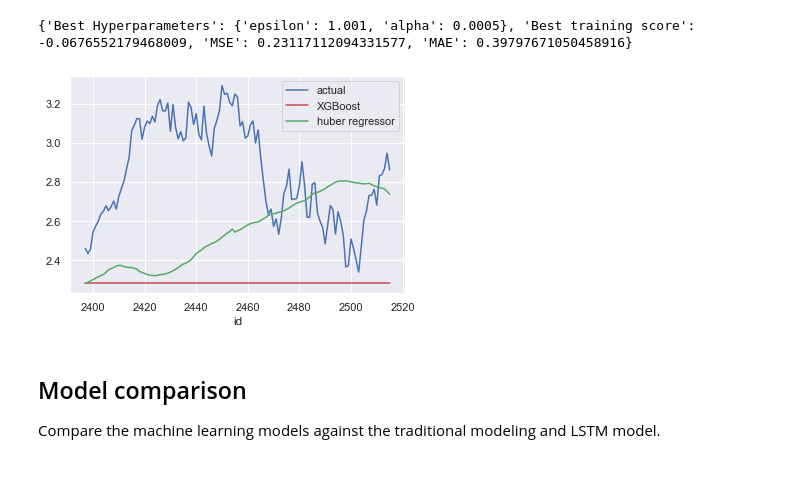
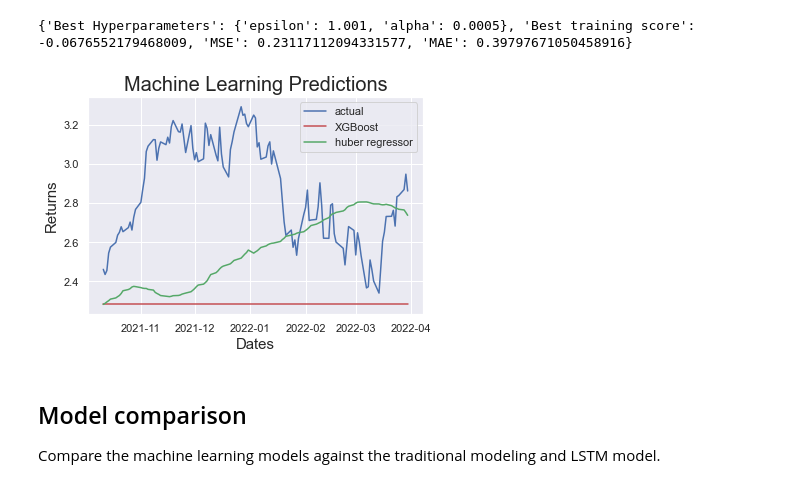
Before and after one commit to tanner-k/Investment-Portfolio-Prediction, a Jupyter notebook: notebooks/modeling.ipynb, the cells around one changed output. Cells and saved outputs as stored; diff of their text form; code cells hidden in the pictures.

Commit message:
Reformatted the graphs to look better

```diff
--- a/notebooks/modeling.ipynb
+++ b/notebooks/modeling.ipynb
@@ -173,17 +173,26 @@ print(hub_scores)
 # %% [output]
 {'Best Hyperparameters': {'epsilon': 1.001, 'alpha': 0.0005}, 'Best training score': -0.0676552179468009, 'MSE': 0.23117112094331577, 'MAE': 0.39797671050458916}
 # %%
-#  = len(y_test)
+# Plot the machine learning predictions against each other
 
-y_test[:].plot(color="b", label="actual")
-plt.plot(y_test.index[:], y_preds[:], color="r", label="XGBoost")
-plt.plot(y_test.index[:], hub_y_preds[:], color="g", label="huber regressor")
+# Get the dates for the predictions
+prediction_periods = len(df_test["65"])
+dates = pd.read_csv("../data/100portfolioReturns.csv", index_col=0)
+prediction_dates = pd.to_datetime(dates.index[-prediction_periods:])
 
+# Plot the predictions
+plt.plot(prediction_dates, y_test, color="b", label="actual")
+plt.plot(prediction_dates, y_preds, color="r", label="XGBoost")
+plt.plot(prediction_dates, hub_y_preds, color="g", label="huber regressor")
+
+plt.title("Machine Learning Predictions", fontsize=20)
+plt.xlabel("Dates", fontsize=15)
+plt.ylabel("Returns", fontsize=15)
 plt.legend()
 
 plt.show()
 # %% [output]
-[figure, old version]
+[figure, new version]
 # %% [markdown]
 ## Model comparison
 
```
Also changed, not shown: 2 other files.
